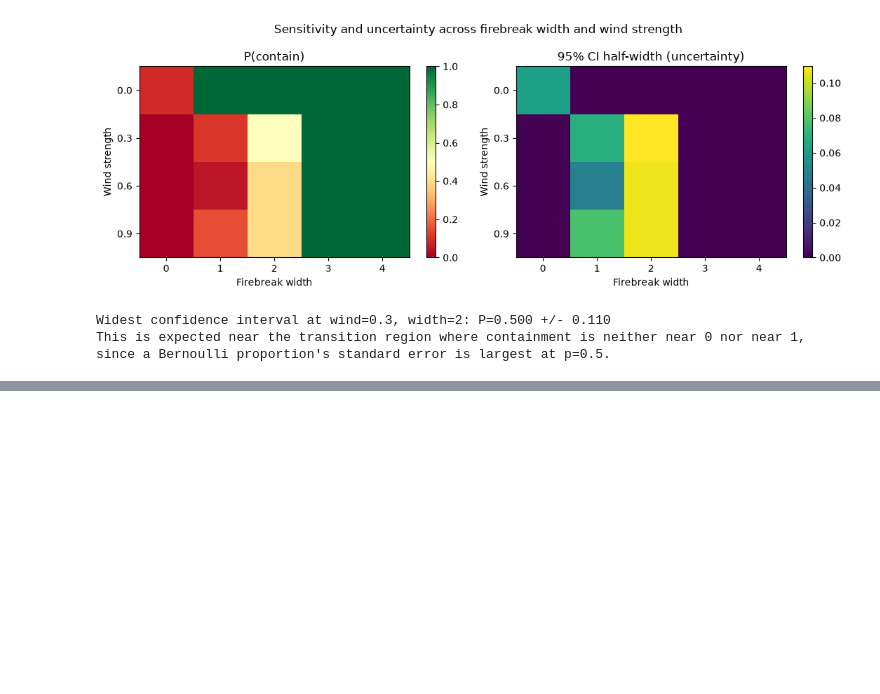
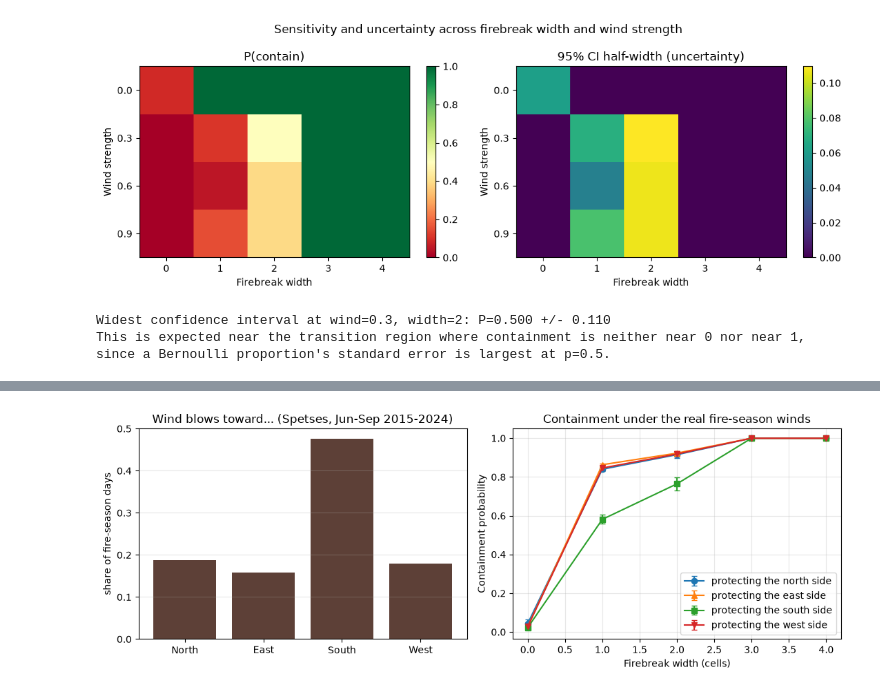
Before and after one commit to ManithMss/wildfire-firebreak-simulator, a Jupyter notebook: notebook/wildfire-firebreak-simulator.ipynb, the cells around one changed output, grey strips where cells are left out. Saved outputs shown, nothing was run; the diff lists cells and outputs as text; code cells hidden in the pictures; blank space fills up the shorter version.

```diff
--- a/notebook/wildfire-firebreak-simulator.ipynb
+++ b/notebook/wildfire-firebreak-simulator.ipynb
@@ -605,0 +769,88 @@ This is expected near the transition region where containment is neither near 0
+# %%
+# Real-data grounding: Spetses Island fire-season winds (ERA5 via Open-Meteo, CC BY 4.0)
+import io, os, urllib.request
+
+WIND_FILE = "spetses_fire_season_wind_2015_2024.csv"
+WIND_SOURCES = [os.path.join("..", "data", WIND_FILE), os.path.join("data", WIND_FILE), os.path.join("..", "Data", WIND_FILE),
+                "https://raw.githubusercontent.com/ManithMss/wildfire-firebreak-simulator/main/data/" + WIND_FILE]
+
+def load_wind():
+    # local copy first (repository or ZIP), then the public copy in the repository, then the original API
+    for src in WIND_SOURCES:
+        try:
+            text = open(src).read() if not src.startswith("http") else urllib.request.urlopen(src, timeout=30).read().decode()
+            return np.genfromtxt(io.StringIO(text), delimiter=",", skip_header=1, usecols=(1, 2)), src
+        except Exception:
+            continue
+    rows = []
+    for y in range(2015, 2025):
+        url = ("https://archive-api.open-meteo.com/v1/archive?latitude=37.26&longitude=23.15"
+               f"&start_date={y}-06-01&end_date={y}-09-30&daily=wind_speed_10m_max,wind_direction_10m_dominant"
+               "&timezone=Europe%2FAthens&wind_speed_unit=kmh")
+        import json as _json
+        d = _json.load(urllib.request.urlopen(url, timeout=60))["daily"]
+        rows += list(zip(d["wind_speed_10m_max"], d["wind_direction_10m_dominant"]))
+    return np.array(rows, dtype=float), "Open-Meteo API"
+
+wind_data, wind_src = load_wind()
+speed_kmh, from_deg = wind_data[:, 0], wind_data[:, 1]
+assert len(speed_kmh) == 1220 and not np.isnan(wind_data).any(), "expected 1,220 complete days"
+print(f"Loaded {len(speed_kmh)} days from {wind_src}")
+print(f"Daily max wind speed: median {np.median(speed_kmh):.1f} km/h, 95th percentile {np.percentile(speed_kmh, 95):.1f} km/h, max {speed_kmh.max():.1f} km/h")
+
+SIDES = ["North", "East", "South", "West"]                     # compass side index 0..3
+toward_side = (np.round(((from_deg + 180) % 360) / 90) % 4).astype(int)
+share_toward = np.bincount(toward_side, minlength=4) / len(toward_side)
+assert abs(share_toward.sum() - 1) < 1e-12
+print("Share of days the wind blows toward:", ", ".join(f"{s} {f:.0%}" for s, f in zip(SIDES, share_toward)))
+
+def strength_level(v, v_ref):
+    return np.clip(np.round(np.minimum(1.0, v / v_ref) / 0.2) * 0.2, 0.2, 1.0).round(1)
+
+# containment probability for every width x model direction x strength (computed once, reused for every side and v_ref)
+S_LEVELS, WIDTHS_REAL, N_REAL = [0.2, 0.4, 0.6, 0.8, 1.0], [0, 1, 2, 3, 4], 80
+t0 = time.time()
+p_table = {}
+for w in WIDTHS_REAL:
+    for dname in SIDES:
+        for s in S_LEVELS:
+            out = [run_simulation(L=50, firebreak_width=w, wind_strength=s, wind_dir=dname, p0=0.3, p_ember=0.05,
+                                  seed=i, step_fn=step_fast)["contained"] for i in range(N_REAL)]
+            p_table[(w, dname, s)] = np.mean(out)
+print(f"Real-wind table runtime: {time.time()-t0:.1f}s ({len(p_table)} settings x {N_REAL} runs)")
+
+def real_wind_containment(protect, v_ref):
+    # rotate so that wind toward the protected side is the model's "East" (headfire)
+    model_dir = np.array(SIDES)[(toward_side - SIDES.index(protect) + 1) % 4]
+    lev = strength_level(speed_kmh, v_ref)
+    keys, counts = np.unique(np.stack([model_dir, lev.astype(str)], axis=1), axis=0, return_counts=True)
+    f = counts / counts.sum()
+    out = []
+    for w in WIDTHS_REAL:
+        pk = np.array([p_table[(w, k[0], float(k[1]))] for k in keys])
+        out.append(((f * pk).sum(), np.sqrt((f**2 * pk * (1 - pk) / N_REAL).sum())))
+    return out
+
+print("\nContainment probability under the real 2015-2024 fire-season winds (v_ref = 40 km/h), +/- 95% CI:")
+print("protected side | " + " | ".join(f"width {w}" for w in WIDTHS_REAL))
+real_res = {}
+for side in SIDES:
+    real_res[side] = real_wind_containment(side, 40)
+    print(f"{side:>14} | " + " | ".join(f"{p:.3f}+/-{1.96*se:.3f}" for p, se in real_res[side]))
+
+print("\nCheck of the wind-scaling assumption (south side, width 1 and 2):")
+for v_ref in (30, 40, 50):
+    r = real_wind_containment("South", v_ref)
+    print(f"  v_ref = {v_ref} km/h: width 1 {r[1][0]:.3f}, width 2 {r[2][0]:.3f}")
+
+fig, axes = plt.subplots(1, 2, figsize=(11, 4))
+axes[0].bar(SIDES, share_toward, color="#5d4037")
+axes[0].set_ylabel("share of fire-season days"); axes[0].set_title("Wind blows toward... (Spetses, Jun-Sep 2015-2024)")
+axes[0].grid(alpha=0.3, axis="y")
+for side, mk in zip(SIDES, "o^sv"):
+    axes[1].errorbar(WIDTHS_REAL, [p for p, _ in real_res[side]], yerr=[1.96*se for _, se in real_res[side]],
+                     marker=mk, capsize=3, label=f"protecting the {side.lower()} side")
+axes[1].set_xlabel("Firebreak width (cells)"); axes[1].set_ylabel("Containment probability")
+axes[1].set_title("Containment under the real fire-season winds"); axes[1].legend(); axes[1].grid(alpha=0.3)
+plt.tight_layout(); plt.show()
+# %% [output]
@@ -606,3 +873,4 @@ This is expected near the transition region where containment is neither near 0
+[figure, added]
 # %% [markdown]
 ## 7. Discussion and limitations
 
```
Also changed, not shown: parts of 16 cells of this notebook, 10 other files.
